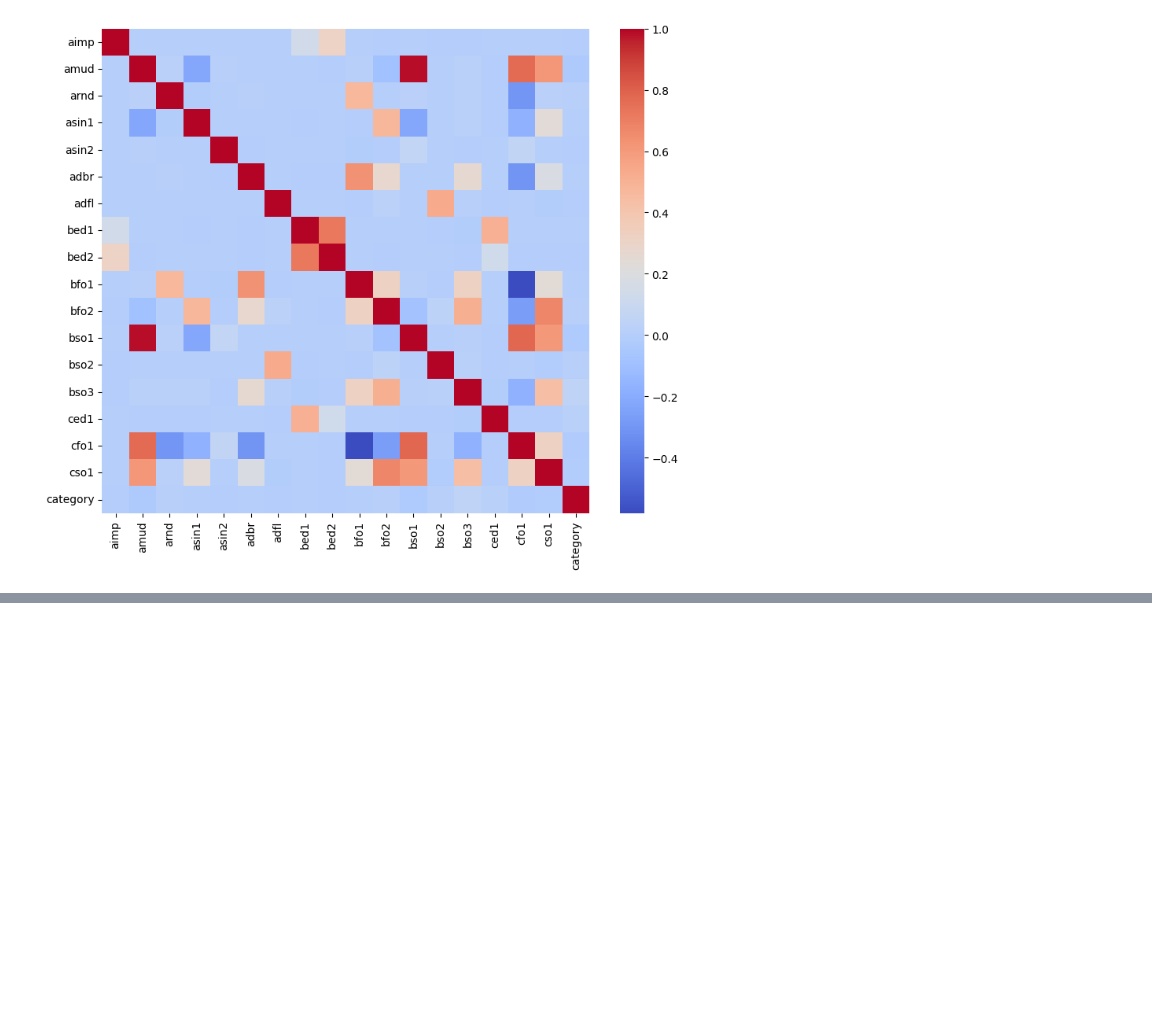
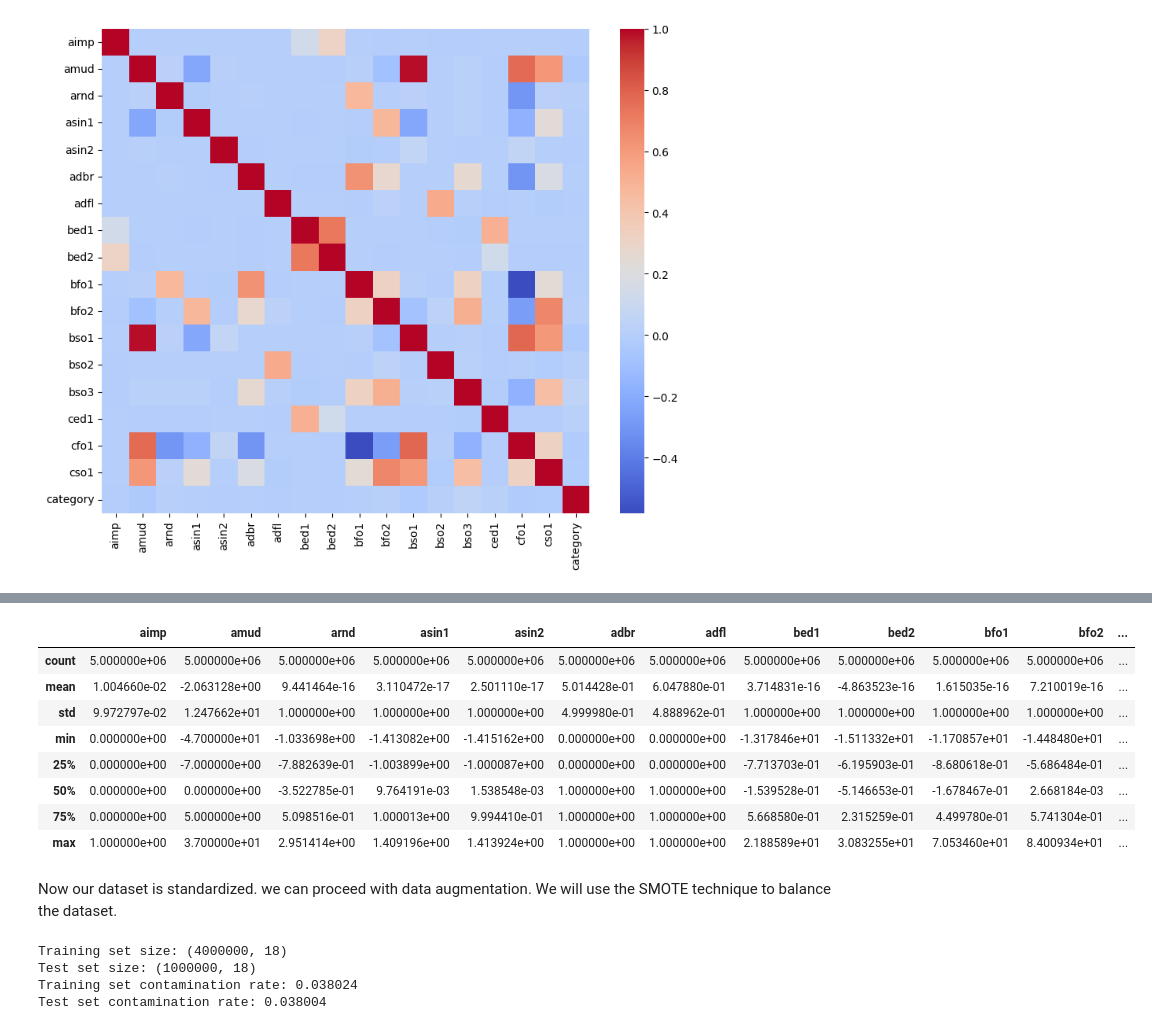
Before and after one commit to keshavganesh1/Anomaly-Detection-Time-Series-Dataset, a Jupyter notebook: notebook.ipynb, the cells around one changed output, grey strips where cells are left out. Drawn from its saved outputs; the diff is of its cells as text; code cells hidden in the pictures; blank space fills up the shorter version.

Commit message:
data augmentation done

```diff
--- a/notebook.ipynb
+++ b/notebook.ipynb
@@ -317,0 +250,15 @@ From this, we gathered that other than `category`, we have 4 features which have
+# %%
+# Set the correlation threshold
+threshold = 0.9
+
+# Empty dictionary to hold correlated variables
+
+correlated_vars = {}
+
+for column in corr.columns:
+    for index in corr.index:
+        if abs(corr.loc[index, column]) > threshold and index != column and column not in correlated_vars and column not in correlated_vars.values():
+                print(f'{index} and {column} are correlated with a value of {corr.loc[index, column]}')
+                correlated_vars[column] = index
+
+print(correlated_vars)
@@ -317,0 +268,3 @@ From this, we gathered that other than `category`, we have 4 features which have
+# %%
+columns_to_drop = list(correlated_vars.values())
+X_df = X_df.drop(columns=columns_to_drop, axis=1)
@@ -317,0 +294,19 @@ From this, we gathered that other than `category`, we have 4 features which have
+# %%
+# normalize the data using StandardScaler
+
+from sklearn.preprocessing import StandardScaler
+
+scaler = StandardScaler()
+
+X_df_scaled = X_df.copy()
+
+#only normalize the columns that are not discrete
+numeric_features = X_df.select_dtypes(include=['float64', 'int64'])  # Select numeric features
+numeric_columns = numeric_features.columns
+discrete_features = [feature for feature in numeric_columns if len(X_df[feature].unique()) < 100]
+
+continuous_features = [feature for feature in numeric_columns if feature not in discrete_features]
+
+X_df_scaled[continuous_features] = scaler.fit_transform(X_df[continuous_features])
+
+X_df_scaled.head()
@@ -317,0 +320,29 @@ From this, we gathered that other than `category`, we have 4 features which have
+# %%
+X_df_scaled.describe()
+# %% [output]
+|  | aimp | amud | arnd | asin1 | asin2 | adbr | adfl | bed1 | bed2 | bfo1 | bfo2 | ... |
+| count | 5.000000e+06 | 5.000000e+06 | 5.000000e+06 | 5.000000e+06 | 5.000000e+06 | 5.000000e+06 | 5.000000e+06 | 5.000000e+06 | 5.000000e+06 | 5.000000e+06 | 5.000000e+06 | ... |
+| mean | 1.004660e-02 | -2.063128e+00 | 9.441464e-16 | 3.110472e-17 | 2.501110e-17 | 5.014428e-01 | 6.047880e-01 | 3.714831e-16 | -4.863523e-16 | 1.615035e-16 | 7.210019e-16 | ... |
+| std | 9.972797e-02 | 1.247662e+01 | 1.000000e+00 | 1.000000e+00 | 1.000000e+00 | 4.999980e-01 | 4.888962e-01 | 1.000000e+00 | 1.000000e+00 | 1.000000e+00 | 1.000000e+00 | ... |
+| min | 0.000000e+00 | -4.700000e+01 | -1.033698e+00 | -1.413082e+00 | -1.415162e+00 | 0.000000e+00 | 0.000000e+00 | -1.317846e+01 | -1.511332e+01 | -1.170857e+01 | -1.448480e+01 | ... |
+| 25% | 0.000000e+00 | -7.000000e+00 | -7.882639e-01 | -1.003899e+00 | -1.000087e+00 | 0.000000e+00 | 0.000000e+00 | -7.713703e-01 | -6.195903e-01 | -8.680618e-01 | -5.686484e-01 | ... |
+| 50% | 0.000000e+00 | 0.000000e+00 | -3.522785e-01 | 9.764191e-03 | 1.538548e-03 | 1.000000e+00 | 1.000000e+00 | -1.539528e-01 | -5.146653e-01 | -1.678467e-01 | 2.668184e-03 | ... |
+| 75% | 0.000000e+00 | 5.000000e+00 | 5.098516e-01 | 1.000013e+00 | 9.994410e-01 | 1.000000e+00 | 1.000000e+00 | 5.668580e-01 | 2.315259e-01 | 4.499780e-01 | 5.741304e-01 | ... |
+| max | 1.000000e+00 | 3.700000e+01 | 2.951414e+00 | 1.409196e+00 | 1.413924e+00 | 1.000000e+00 | 1.000000e+00 | 2.188589e+01 | 3.083255e+01 | 7.053460e+01 | 8.400934e+01 | ... |
+# %% [markdown]
+Now our dataset is standardized. we can proceed with data augmentation. We will use the SMOTE technique to balance the dataset.
+# %%
+# Test case where we perform a train test split without data augmentation
+
+X_train, X_test, y_train, y_test = train_test_split(X_df_scaled, y_df, test_size=0.2, random_state=42, shuffle=True)
+
+# Verify the split
+print("Training set size:", X_train.shape)
+print("Test set size:", X_test.shape)
+print("Training set contamination rate:", np.mean(y_train))
+print("Test set contamination rate:", np.mean(y_test))
+# %% [output]
+Training set size: (4000000, 18)
+Test set size: (1000000, 18)
+Training set contamination rate: 0.038024
+Test set contamination rate: 0.038004
```
Also changed, not shown: parts of 20 cells of this notebook.
